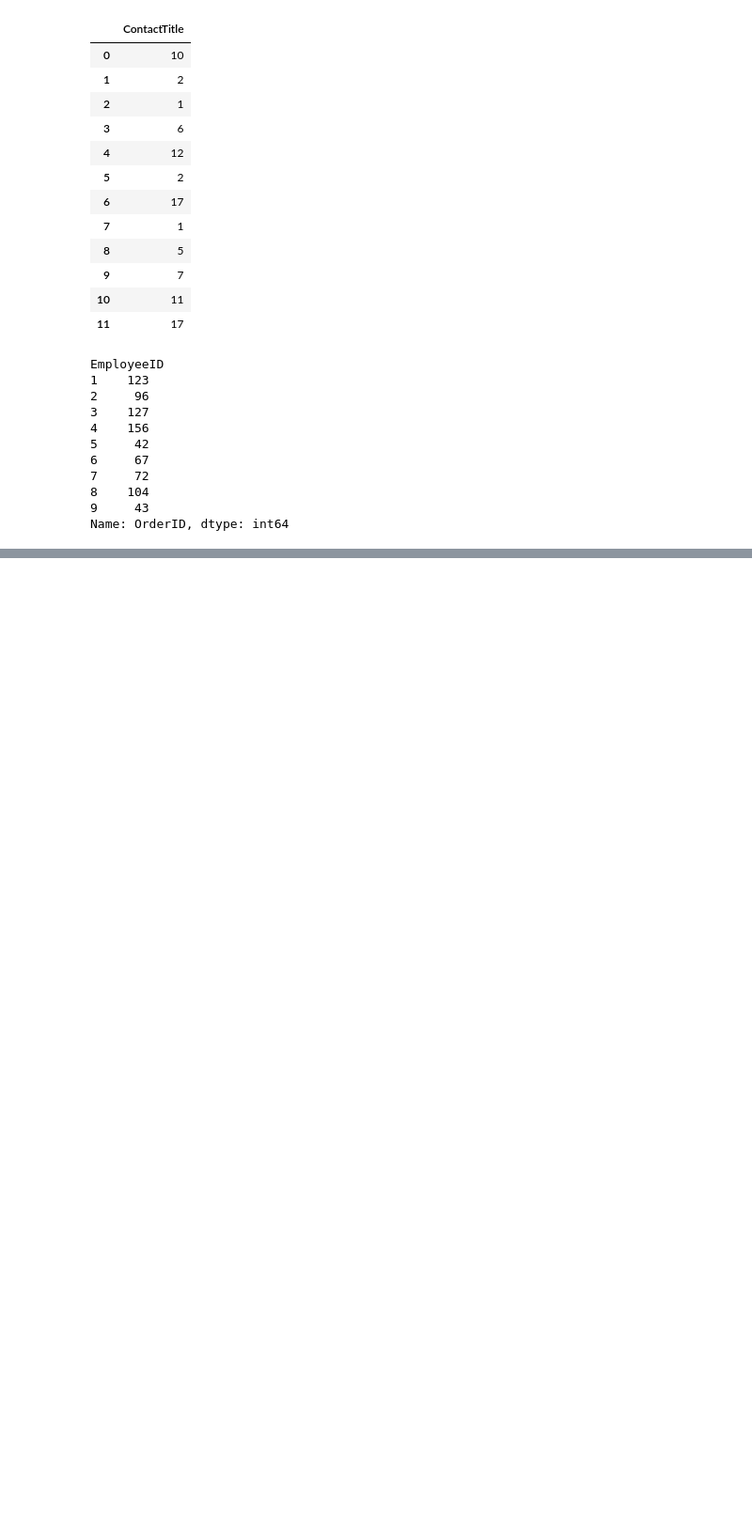
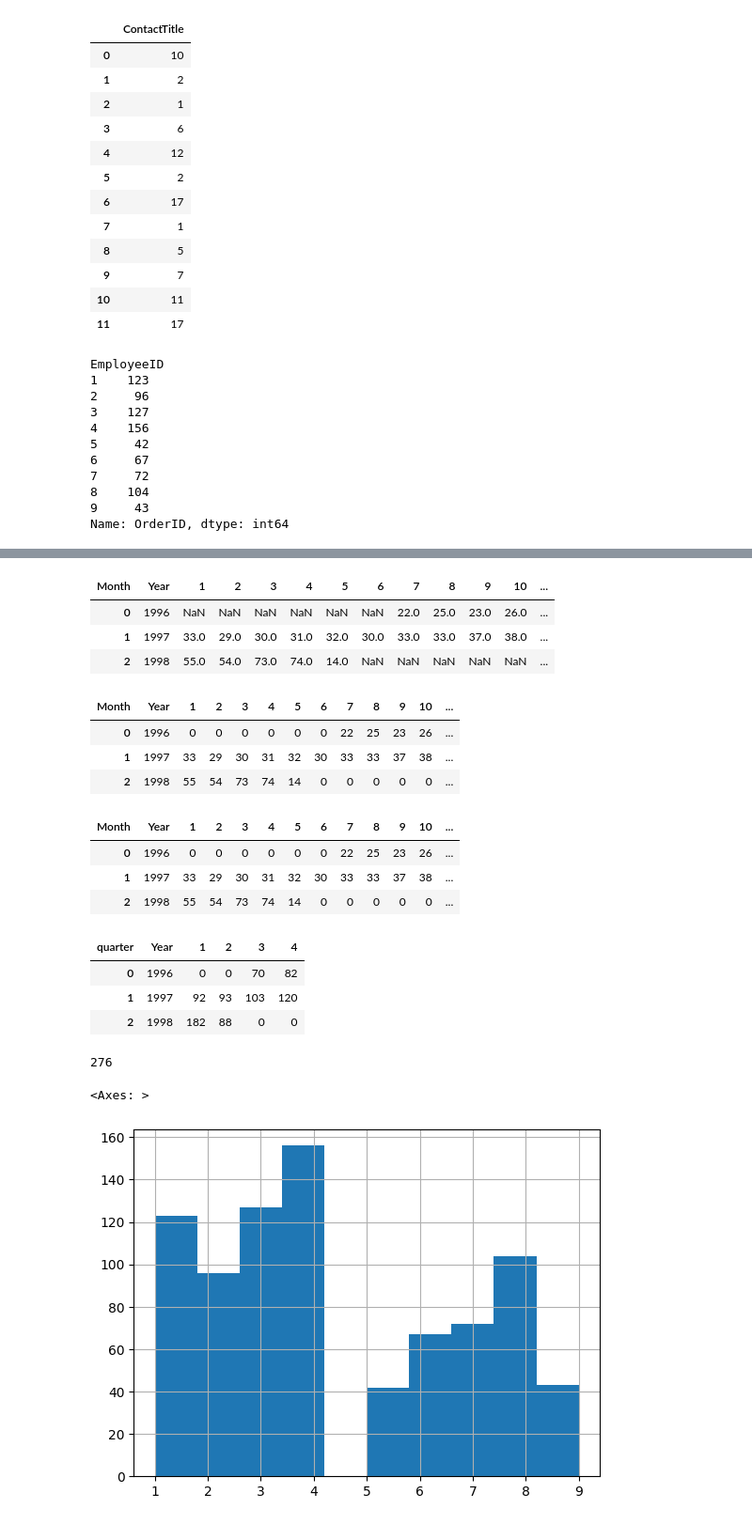
Before and after one commit to Sinrez/PythonProjects, a Jupyter notebook: pandas_stepic.ipynb, the cells around one changed output, grey strips where cells are left out. Shown: that part at 94% size. Cells and saved outputs as stored; diff of their text form; code cells hidden in the pictures; blank space fills up the shorter version.

```diff
--- a/pandas_stepic.ipynb
+++ b/pandas_stepic.ipynb
@@ -494,0 +662,8 @@ df_o['OrderDate']= df_o['OrderDate'].astype('datetime64')
+# %%
+df_o['OrderDate'] = df_o['OrderDate'].astype('datetime64')
+df_o['quarter'] = df_o['OrderDate'].dt.quarter
+df_o['year']=df_o['OrderDate'].dt.year
+df_o['week']=df_o['OrderDate'].dt.isocalendar().week
+# %%
+df_o['month']=df_o['OrderDate'].dt.month
+df_o.groupby(['year','month']).agg({'OrderID':'count'}).reset_index().sort_values('OrderID', ascending=False)
@@ -494,0 +692,12 @@ df_o['OrderDate']= df_o['OrderDate'].astype('datetime64')
+# %%
+#изменяем тип данных дат на datetime64
+df_o['OrderDate'] = df_o['OrderDate'].astype('datetime64')
+df_o['RequiredDate'] = df_o['RequiredDate'].astype('datetime64')
+df_o['ShippedDate'] = df_o['ShippedDate'].astype('datetime64')
+# %%
+#вычленяем год, месяц, день месяца, квартал и неделю с даты заказа
+df_o['Year'] = df_o['OrderDate'].dt.year
+df_o['Month'] = df_o['OrderDate'].dt.month
+df_o['Day'] = df_o['OrderDate'].dt.day
+df_o['quarter'] = df_o['OrderDate'].dt.quarter
+df_o['Week_ISO'] = df_o['OrderDate'].dt.isocalendar().week #dt.week -устарели
@@ -494,0 +725,44 @@ df_o['OrderDate']= df_o['OrderDate'].astype('datetime64')
+# %%
+#теперь строим сводную таблицу
+df_for_pivoting.pivot_table(index = 'Year', columns = 'Month', values = 'OrderID').reset_index()
+# %% [output]
+| Month | Year | 1 | 2 | 3 | 4 | 5 | 6 | 7 | 8 | 9 | 10 | ... |
+| 0 | 1996 | NaN | NaN | NaN | NaN | NaN | NaN | 22.0 | 25.0 | 23.0 | 26.0 | ... |
+| 1 | 1997 | 33.0 | 29.0 | 30.0 | 31.0 | 32.0 | 30.0 | 33.0 | 33.0 | 37.0 | 38.0 | ... |
+| 2 | 1998 | 55.0 | 54.0 | 73.0 | 74.0 | 14.0 | NaN | NaN | NaN | NaN | NaN | ... |
+# %%
+df_for_pivoting.pivot_table(index = 'Year', columns = 'Month', values = 'OrderID', fill_value= 0).reset_index()
+# %% [output]
+| Month | Year | 1 | 2 | 3 | 4 | 5 | 6 | 7 | 8 | 9 | 10 | ... |
+| 0 | 1996 | 0 | 0 | 0 | 0 | 0 | 0 | 22 | 25 | 23 | 26 | ... |
+| 1 | 1997 | 33 | 29 | 30 | 31 | 32 | 30 | 33 | 33 | 37 | 38 | ... |
+| 2 | 1998 | 55 | 54 | 73 | 74 | 14 | 0 | 0 | 0 | 0 | 0 | ... |
+# %%
+#можно было сделать группировку и агрегацию непосредственно в методе .pivot_table().
+#для этого добавляем aggfunc='count'
+df_o.pivot_table(index = 'Year', columns = 'Month', values = 'OrderID', fill_value= 0, aggfunc='count').reset_index()
+# %% [output]
+| Month | Year | 1 | 2 | 3 | 4 | 5 | 6 | 7 | 8 | 9 | 10 | ... |
+| 0 | 1996 | 0 | 0 | 0 | 0 | 0 | 0 | 22 | 25 | 23 | 26 | ... |
+| 1 | 1997 | 33 | 29 | 30 | 31 | 32 | 30 | 33 | 33 | 37 | 38 | ... |
+| 2 | 1998 | 55 | 54 | 73 | 74 | 14 | 0 | 0 | 0 | 0 | 0 | ... |
+# %%
+df_o.pivot_table(index = 'Year', columns = 'quarter', values = 'OrderID', fill_value= 0, aggfunc='count').reset_index()
+# %% [output]
+| quarter | Year | 1 | 2 | 3 | 4 |
+| 0 | 1996 | 0 | 0 | 70 | 82 |
+| 1 | 1997 | 92 | 93 | 103 | 120 |
+| 2 | 1998 | 182 | 88 | 0 | 0 |
+# %%
+df_sex = pd.DataFrame({'TitleOfCourtesy':['Ms.', 'Dr.', 'Mrs.', 'Mr.'],'Sex':['female','male','female','male']})
+a = df_e.merge(df_sex).merge(df_o[['OrderID','EmployeeID']])
+df_sex_OrderID = a[['Sex','OrderID']]
+b = df_sex_OrderID.groupby('Sex').OrderID.count().reset_index()
+b['OrderID'].max() - b['OrderID'].min()
+# %% [output]
+276
+# %%
+df_o['EmployeeID'].hist()
+# %% [output]
+<Axes: >
+[figure, added]
```
Also changed, not shown: parts of 18 cells of this notebook.
